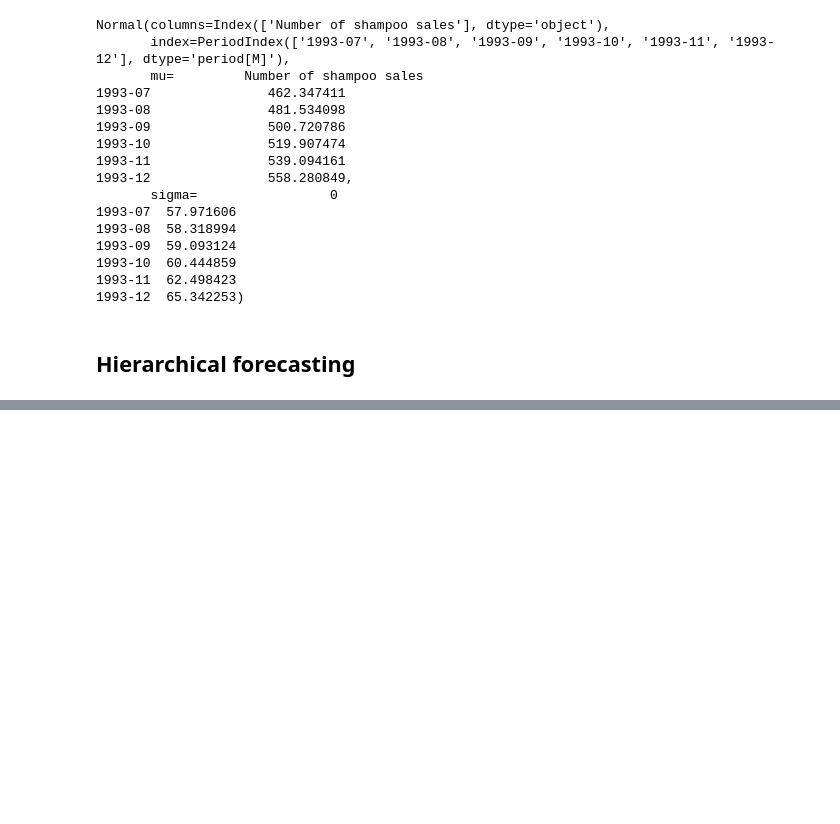
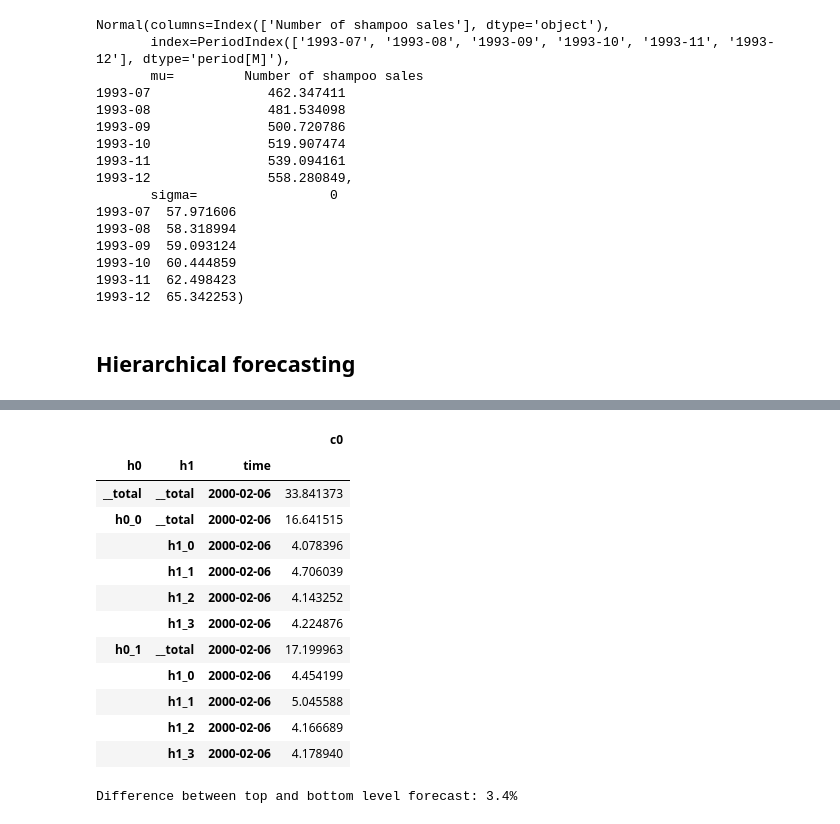
Before and after one commit to sktime/sktime-tutorial-ODSC-Europe-2023, a Jupyter notebook: notebooks/02_forecasting.ipynb, the cells around one changed output, grey strips where cells are left out. Drawn from its saved outputs; the diff is of its cells as text; code cells hidden in the pictures; blank space fills up the shorter version.

Commit message:
Complete forecasting nb

```diff
--- a/notebooks/02_forecasting.ipynb
+++ b/notebooks/02_forecasting.ipynb
@@ -495,0 +561,5 @@ Normal(columns=Index(['Number of shampoo sales'], dtype='object'),
+# %%
+from sktime.transformations.hierarchical.aggregate import Aggregator
+
+y_hier = Aggregator().fit_transform(y)
+y_hier.xs("2000-01-01", level="time")
@@ -495,0 +580,28 @@ Normal(columns=Index(['Number of shampoo sales'], dtype='object'),
+# %%
+forecaster_without_reconciler = AutoETS(auto=True, random_state=42)
+
+y_hier_pred = forecaster_without_reconciler.fit_predict(y_hier, fh=1)
+y_hier_pred
+# %% [output]
+|  |  |  | c0 |
+| h0 | h1 | time |  |
+| __total | __total | 2000-02-06 | 33.841373 |
+| h0_0 | __total | 2000-02-06 | 16.641515 |
+|  | h1_0 | 2000-02-06 | 4.078396 |
+|  | h1_1 | 2000-02-06 | 4.706039 |
+|  | h1_2 | 2000-02-06 | 4.143252 |
+|  | h1_3 | 2000-02-06 | 4.224876 |
+| h0_1 | __total | 2000-02-06 | 17.199963 |
+|  | h1_0 | 2000-02-06 | 4.454199 |
+|  | h1_1 | 2000-02-06 | 5.045588 |
+|  | h1_2 | 2000-02-06 | 4.166689 |
+|  | h1_3 | 2000-02-06 | 4.178940 |
+# %%
+top = y_hier_pred.loc["__total", "__total"].values.sum()
+bottom = y_hier_pred.drop(index="__total", level=1).values.sum()
+
+print(
+    f"Difference between top and bottom level forecast: {np.abs(top - bottom)/top:.1%}"
+)
+# %% [output]
+Difference between top and bottom level forecast: 3.4%
```
Also changed, not shown: parts of 39 cells of this notebook, 1 other file.
